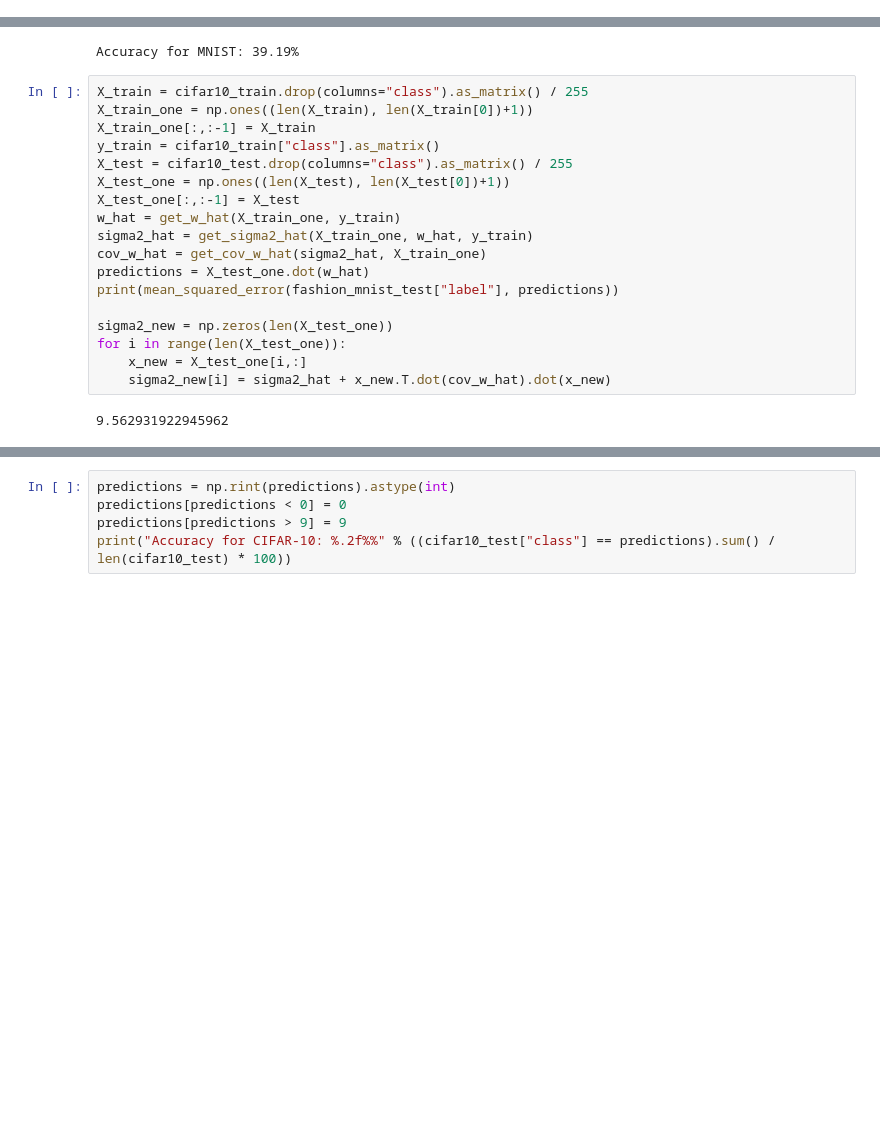
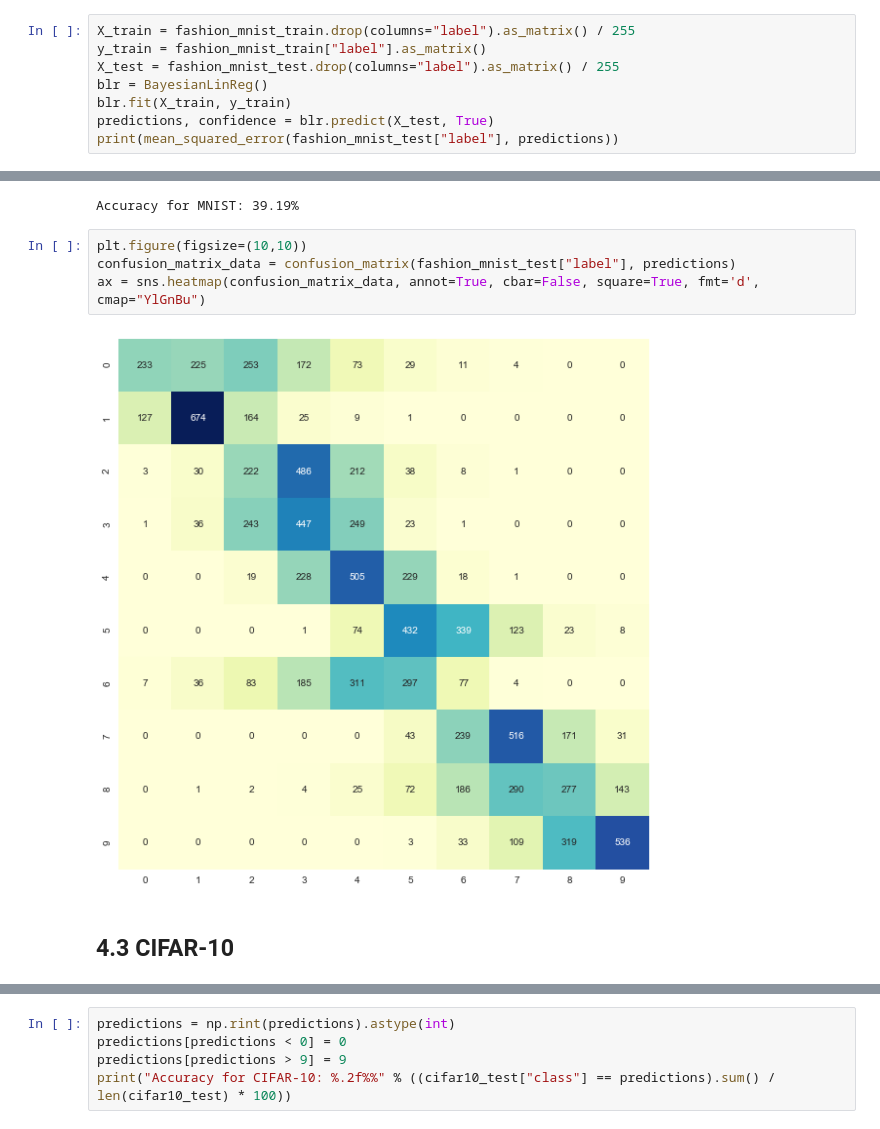
Before and after one commit to lomluca/asi_ae, a Jupyter notebook: assignment.ipynb, the cells around one changed output, grey strips where cells are left out. Drawn from its saved outputs; the diff is of its cells as text; blank space fills up the shorter version.

Commit message:
Implemented BayesianLinReg class and plotted confusion matrix

```diff
--- a/assignment.ipynb
+++ b/assignment.ipynb
@@ -361,0 +341,8 @@ for i in range(len(X_test_one)):
+# %%
+X_train = fashion_mnist_train.drop(columns="label").as_matrix() / 255
+y_train = fashion_mnist_train["label"].as_matrix()
+X_test = fashion_mnist_test.drop(columns="label").as_matrix() / 255
+blr = BayesianLinReg()
+blr.fit(X_train, y_train)
+predictions, confidence = blr.predict(X_test, True)
+print(mean_squared_error(fashion_mnist_test["label"], predictions))
@@ -379,23 +368,11 @@ predictions[predictions > 9] = 9
 print("Accuracy for MNIST: %.2f%%" % ((fashion_mnist_test["label"] == predictions).sum() / len(fashion_mnist_test) * 100))
 # %% [output]
 Accuracy for MNIST: 39.19%
-# %%
-X_train = cifar10_train.drop(columns="class").as_matrix() / 255
-X_train_one = np.ones((len(X_train), len(X_train[0])+1))
-X_train_one[:,:-1] = X_train
-y_train = cifar10_train["class"].as_matrix()
-X_test = cifar10_test.drop(columns="class").as_matrix() / 255
-X_test_one = np.ones((len(X_test), len(X_test[0])+1))
-X_test_one[:,:-1] = X_test
-w_hat = get_w_hat(X_train_one, y_train)
-sigma2_hat = get_sigma2_hat(X_train_one, w_hat, y_train)
-cov_w_hat = get_cov_w_hat(sigma2_hat, X_train_one)
-predictions = X_test_one.dot(w_hat)
-print(mean_squared_error(fashion_mnist_test["label"], predictions))
-
-sigma2_new = np.zeros(len(X_test_one))
-for i in range(len(X_test_one)):
-    x_new = X_test_one[i,:]
-    sigma2_new[i] = sigma2_hat + x_new.T.dot(cov_w_hat).dot(x_new)
-# %% [output]
-9.562931922945962
+# %%
+plt.figure(figsize=(10,10))
+confusion_matrix_data = confusion_matrix(fashion_mnist_test["label"], predictions)
+ax = sns.heatmap(confusion_matrix_data, annot=True, cbar=False, square=True, fmt='d', cmap="YlGnBu")
+# %% [output]
+[figure, added]
+# %% [markdown]
+## 4.3 CIFAR-10
```
Also changed, not shown: parts of 13 cells of this notebook.
